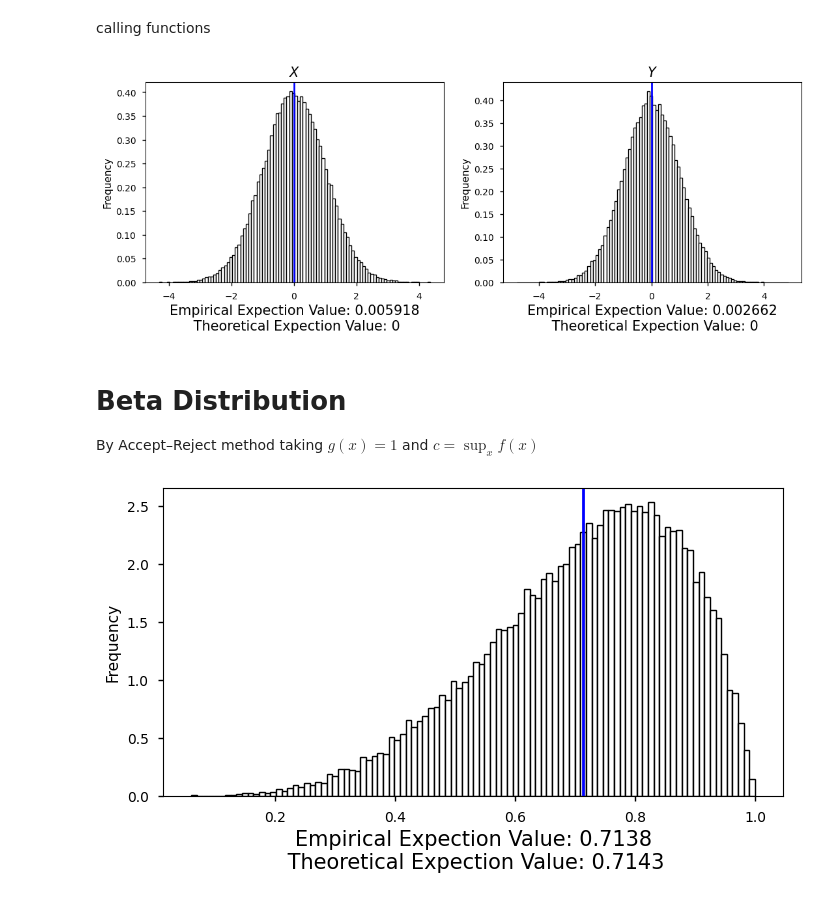
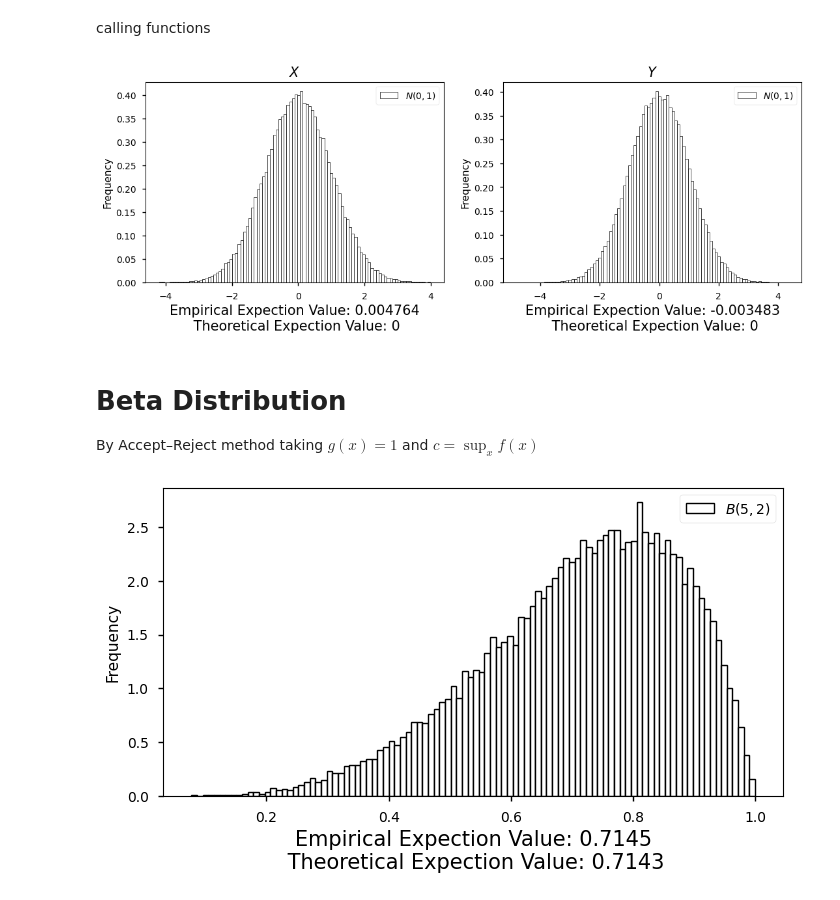
Before and after one commit to AzmainBiswas/Monte_Carlo, a Jupyter notebook: Generating Random Variable/Continuous.ipynb, the cells around one changed output. Cells and saved outputs as stored; diff of their text form; code cells hidden in the pictures.

```diff
--- a/Generating Random Variable/Continuous.ipynb
+++ b/Generating Random Variable/Continuous.ipynb
@@ -209,38 +213,42 @@ plt.figure(figsize=[13, 4])
 plt.subplot(1, 2, 1)
 plt.hist(
     X,
-    linewidth=1,
+    linewidth=0.5,
     density=True,
     color="white",
     edgecolor="black",
     bins=100,
+    label=r"$N(0,1)$"
 )
-plt.axvline(statistics.mean(X), color="blue", linewidth=2)
+# plt.axvline(statistics.mean(X), color="r", linewidth=2,label='sample mean')
 plt.title("$X$", fontsize=15)
 plt.xlabel(
     f"Empirical Expection Value: {statistics.mean(X):4f}\n Theoretical Expection Value: 0",
     fontsize=15,
 )
 plt.ylabel('Frequency')
+plt.legend()
 plt.subplot(1, 2, 2)
 plt.hist(
     Y,
-    linewidth=1,
+    linewidth=0.5,
     density=True,
     color="white",
     edgecolor="black",
     bins=100,
+    label=r"$N(0,1)$"
 )
-plt.axvline(statistics.mean(Y), color="blue", linewidth=2)
+# plt.axvline(statistics.mean(Y), color="r", linewidth=2,label='sample mean')
 plt.title("$Y$", fontsize=15)
 plt.xlabel(
     f"Empirical Expection Value: {statistics.mean(Y):4f}\n Theoretical Expection Value: 0",
     fontsize=15,
 )
 plt.ylabel('Frequency')
+plt.legend()
 plt.show()
 # %% [output]
-[figure, old version]
+[figure, new version]
 # %% [markdown]
 # Beta Distribution
 
@@ -271,13 +279,15 @@ plt.hist(
     color='white',
     edgecolor="black",
     bins=100,
+    label=r"$B(5,2)$"
 )
-plt.axvline(statistics.mean(Beta_Rvs), color="blue", linewidth=2)
+# plt.axvline(statistics.mean(Beta_Rvs), color="r", linewidth=2,label='sample mean')
 plt.xlabel(
     f"Empirical Expection Value: {statistics.mean(Beta_Rvs):.4f}\n Theoretical Expection Value: {alpha/(alpha+beta):.4f}",
     fontsize=15,
 )
 plt.ylabel('Frequency')
+plt.legend()
 plt.show()
 # %% [output]
-[figure, old version]
+[figure, new version]
```
Also changed, not shown: parts of 3 cells of this notebook, 4 other files.
